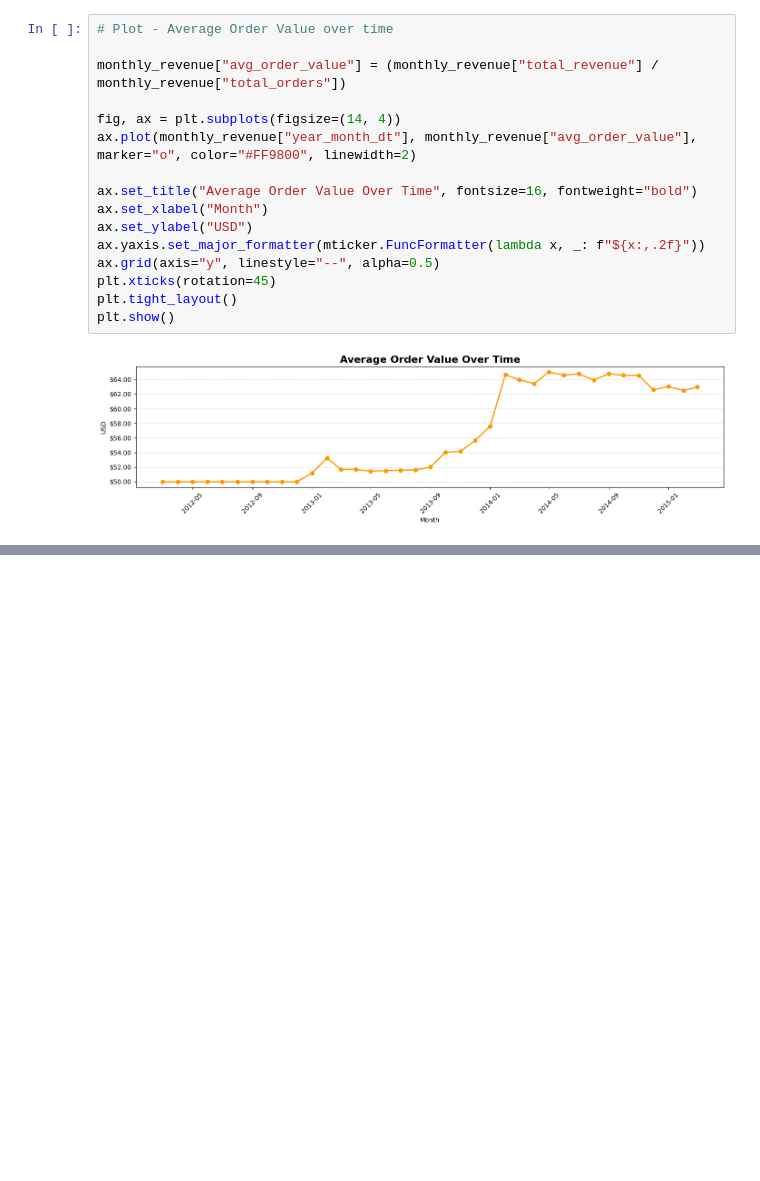
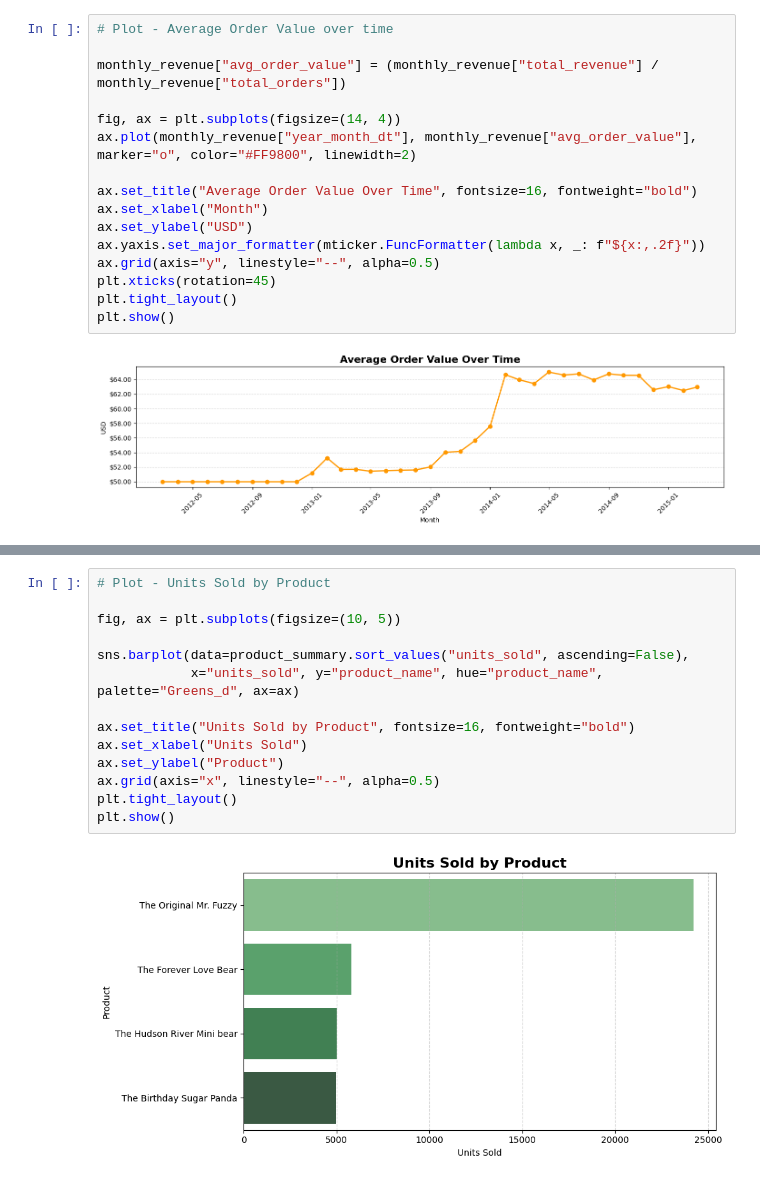
Before and after one commit to timleiler/Sales-Analysis, a Jupyter notebook: Code/4_Analysis.ipynb, the cells around one changed output, grey strips where cells are left out. Drawn from its saved outputs; the diff is of its cells as text; blank space fills up the shorter version.

```diff
--- a/Code/4_Analysis.ipynb
+++ b/Code/4_Analysis.ipynb
@@ -137,0 +170,16 @@ To begin with, order values rise steadily and gradually. This changes between Se
+# %%
+# Plot - Units Sold by Product
+
+fig, ax = plt.subplots(figsize=(10, 5))
+
+sns.barplot(data=product_summary.sort_values("units_sold", ascending=False),
+            x="units_sold", y="product_name", hue="product_name", palette="Greens_d", ax=ax)
+
+ax.set_title("Units Sold by Product", fontsize=16, fontweight="bold")
+ax.set_xlabel("Units Sold")
+ax.set_ylabel("Product")
+ax.grid(axis="x", linestyle="--", alpha=0.5)
+plt.tight_layout()
+plt.show()
+# %% [output]
+[figure, added]
```
Also changed, not shown: parts of 11 cells of this notebook.
